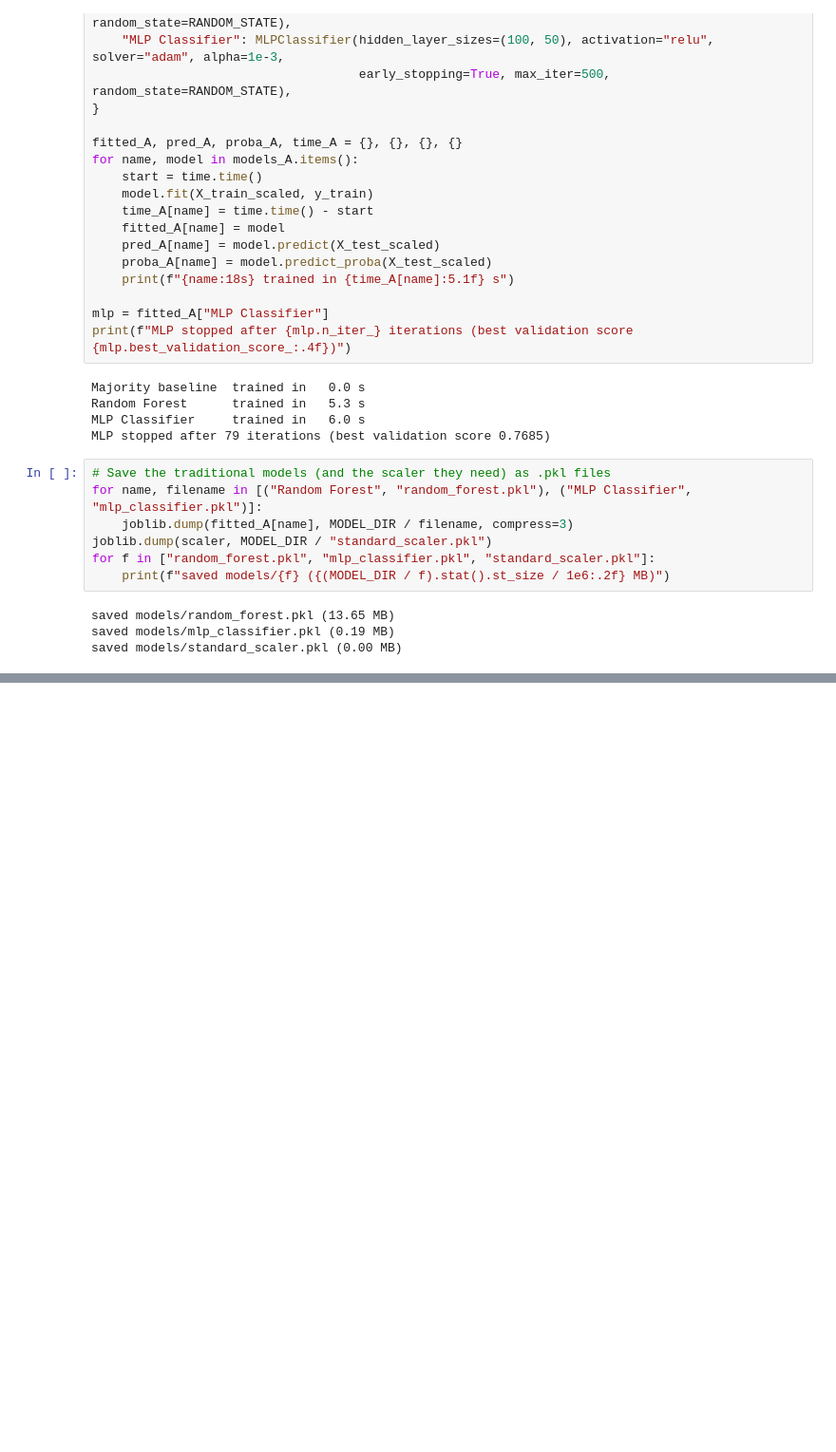
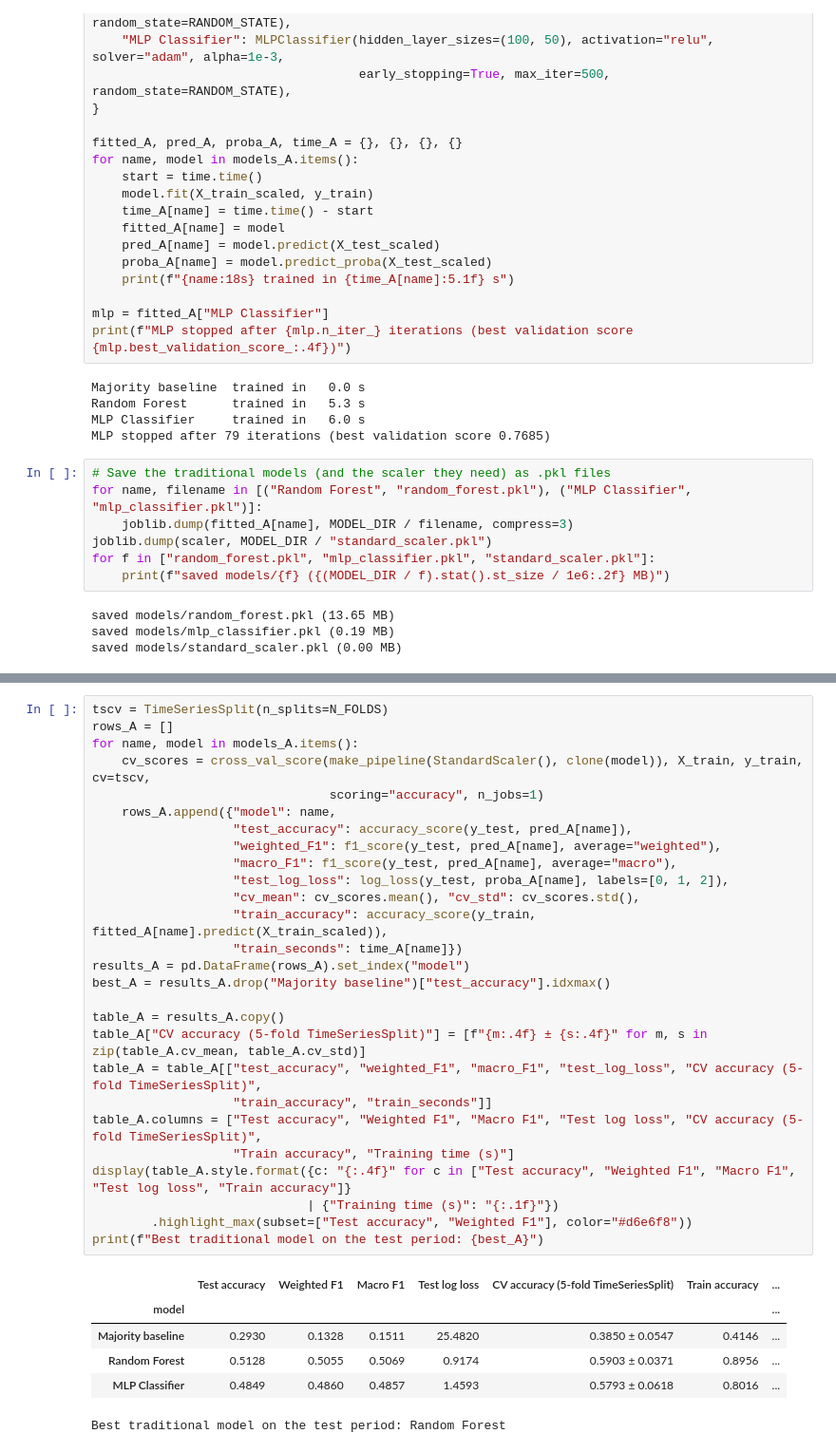
Before and after one commit to phu1009/COS40007---AI-Engineering-, a Jupyter notebook: Portfolio Assessment 3/notebook code/portfolio_assessment_3.ipynb, the cells around one changed output, grey strips where cells are left out. Shown at 95% size. Saved outputs shown, nothing was run; the diff lists cells and outputs as text; blank space fills up the shorter version.

```diff
--- a/Portfolio Assessment 3/notebook code/portfolio_assessment_3.ipynb
+++ b/Portfolio Assessment 3/notebook code/portfolio_assessment_3.ipynb
@@ -236,0 +240,34 @@ saved models/standard_scaler.pkl (0.00 MB)
+# %%
+tscv = TimeSeriesSplit(n_splits=N_FOLDS)
+rows_A = []
+for name, model in models_A.items():
+    cv_scores = cross_val_score(make_pipeline(StandardScaler(), clone(model)), X_train, y_train, cv=tscv,
+                                scoring="accuracy", n_jobs=1)
+    rows_A.append({"model": name,
+                   "test_accuracy": accuracy_score(y_test, pred_A[name]),
+                   "weighted_F1": f1_score(y_test, pred_A[name], average="weighted"),
+                   "macro_F1": f1_score(y_test, pred_A[name], average="macro"),
+                   "test_log_loss": log_loss(y_test, proba_A[name], labels=[0, 1, 2]),
+                   "cv_mean": cv_scores.mean(), "cv_std": cv_scores.std(),
+                   "train_accuracy": accuracy_score(y_train, fitted_A[name].predict(X_train_scaled)),
+                   "train_seconds": time_A[name]})
+results_A = pd.DataFrame(rows_A).set_index("model")
+best_A = results_A.drop("Majority baseline")["test_accuracy"].idxmax()
+
+table_A = results_A.copy()
+table_A["CV accuracy (5-fold TimeSeriesSplit)"] = [f"{m:.4f} ± {s:.4f}" for m, s in zip(table_A.cv_mean, table_A.cv_std)]
+table_A = table_A[["test_accuracy", "weighted_F1", "macro_F1", "test_log_loss", "CV accuracy (5-fold TimeSeriesSplit)",
+                   "train_accuracy", "train_seconds"]]
+table_A.columns = ["Test accuracy", "Weighted F1", "Macro F1", "Test log loss", "CV accuracy (5-fold TimeSeriesSplit)",
+                   "Train accuracy", "Training time (s)"]
+display(table_A.style.format({c: "{:.4f}" for c in ["Test accuracy", "Weighted F1", "Macro F1", "Test log loss", "Train accuracy"]}
+                             | {"Training time (s)": "{:.1f}"})
+        .highlight_max(subset=["Test accuracy", "Weighted F1"], color="#d6e6f8"))
+print(f"Best traditional model on the test period: {best_A}")
+# %% [output]
+|  | Test accuracy | Weighted F1 | Macro F1 | Test log loss | CV accuracy (5-fold TimeSeriesSplit) | Train accuracy | ... |
+| model |  |  |  |  |  |  | ... |
+| Majority baseline | 0.2930 | 0.1328 | 0.1511 | 25.4820 | 0.3850 ± 0.0547 | 0.4146 | ... |
+| Random Forest | 0.5128 | 0.5055 | 0.5069 | 0.9174 | 0.5903 ± 0.0371 | 0.8956 | ... |
+| MLP Classifier | 0.4849 | 0.4860 | 0.4857 | 1.4593 | 0.5793 ± 0.0618 | 0.8016 | ... |
+Best traditional model on the test period: Random Forest
```
Also changed, not shown: parts of 7 cells of this notebook, 2 other files.
